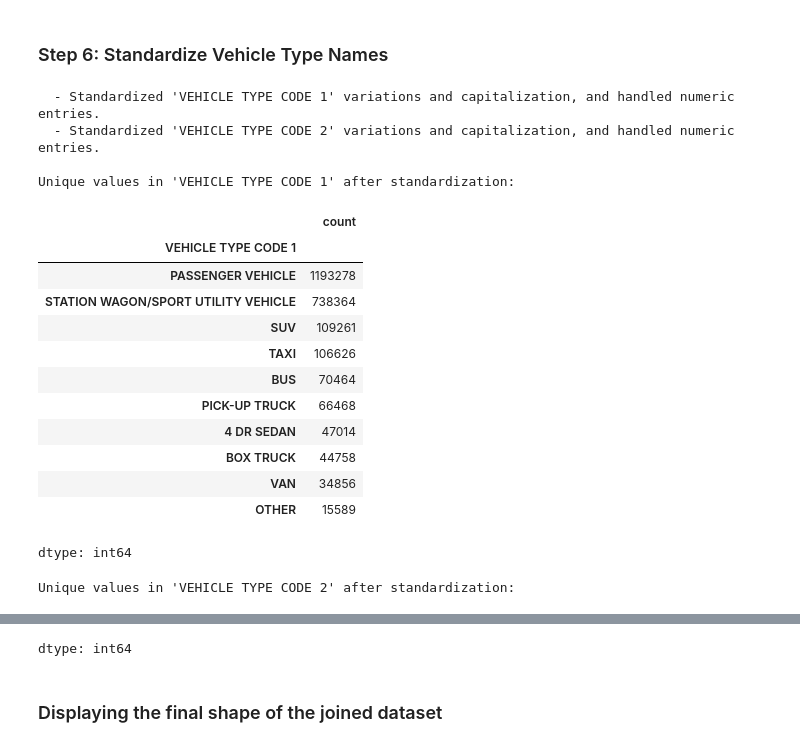
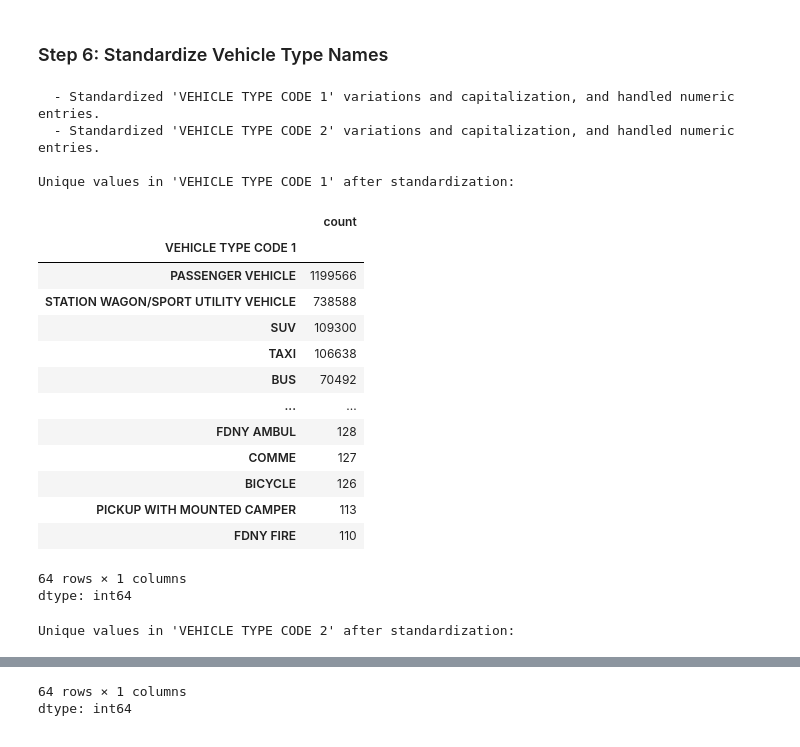
Before and after one commit to IbrahimDarwish/dataviz, a Jupyter notebook: Final_dataset_after_integration.ipynb, the cells around one changed output, grey strips where cells are left out. Cells and saved outputs as stored; diff of their text form; code cells hidden in the pictures.

Commit message:
optimization and vehicle type code updates

```diff
--- a/Final_dataset_after_integration.ipynb
+++ b/Final_dataset_after_integration.ipynb
@@ -601,8 +601,7 @@ for col in numeric_cols:
 # %% [markdown]
 ### Step 4: Dropping redundant columns
 # %%
-# Drop columns known to be redundant or low-quality
-columns_to_drop = ['UNIQUE_ID', 'PED_ROLE']
+columns_to_drop = ['UNIQUE_ID', 'PED_ROLE', 'ZIP CODE']
 
 df_joined = df_joined.drop(columns=[c for c in columns_to_drop if c in df_joined.columns])
 # %% [markdown]
@@ -744,8 +743,17 @@ def standardize_vehicle_type(df, column):
             'UHAL': 'UHAUL',
             'U-HAUL': 'UHAUL',
             'U HAUL TRU': 'UHAUL',
+            'U HAUL TRUCK': 'UHAUL',
+            'U HAUL TRUC': 'UHAUL',
             'U-HAUL MIN': 'UHAUL',
             'U-HAUL TRU': 'UHAUL',
+            'NYS A': 'AMBULANCE',
+            'NYS AMBULA': 'AMBULANCE',
+            'NYFD AMBUL': 'AMBULANCE',
+            'NYC AMBULA': 'AMBULANCE',
+            'NISSA': 'PASSENGER VEHICLE',
+            'NYC D': 'NYPD',
+            'NYCHA': 'NYPD',
             'UHUAL': 'UHAUL',
             'UNK': 'UNKNOWN',
             'UNKN': 'UNKNOWN',
@@ -770,45 +778,84 @@ def standardize_vehicle_type(df, column):
             'TK': 'TOW TRUCK',
             'TIR': 'TOW TRUCK',
             'TLC': 'TOW TRUCK',
+            'PK': 'PICKUP TRUCK',
+            'P-UP TRK': 'PICKUP TRUCK',
+            'CONCRET': 'CONCRETE MIXER',
+            'MIXER': 'CONCRETE MIXER',
+            'EXCAVATOR': 'CONSTRUCTION EQUIPMENT',
+            'BACKHOE': 'CONSTRUCTION EQUIPMENT',
+            'FORKLIFT': 'FORKLIFT',
+            'MOTOR SCOOTER': 'MOPED/SCOOTER',
+            'EBIKE': 'ELECTRIC BICYCLE',
+            'E SCOOTER': 'ELECTRIC SCOOTER',
+            'COMMERC': 'COMMERCIAL VEHICLE',
+            'COM VEH': 'COMMERCIAL VEHICLE',
+            'LUXURY': 'PASSENGER VEHICLE',
+            'ROADSTER': 'PASSENGER VEHICLE',
+            'COUPE': 'PASSENGER VEHICLE',
+            'SPORTS CAR': 'PASSENGER VEHICLE',
+            'WAGON': 'SUV',
+            'UTILITY V': 'UTILITY VEHICLE',
+            'DUMP TRUCK': 'DUMP TRUCK',
+            'TANKER': 'TANKER TRUCK',
+            'CEMENT MIXER': 'CONCRETE MIXER',
+            'GARBAGE': 'GARBAGE TRUCK',
+            'RECYCLING TRUCK': 'GARBAGE TRUCK',
+            'BUS SCHOOL': 'SCHOOL BUS',
+            'MINI BUS': 'BUS',
+            'PASSENGER': 'PASSENGER VEHICLE',
+            'PASSENGER V': 'PASSENGER VEHICLE',
+            'PASSENGER CAR': 'PASSENGER VEHICLE',
+            'SEMI': 'TRACTOR TRUCK',
+            'TRAC TRUCK': 'TRACTOR TRUCK',
+            'TRACTOR-TRL': 'TRACTOR TRUCK',
+            'FIRE VEHICLE': 'FIRE TRUCK',
+            'AMBULANCE/EMS': 'AMBULANCE',
+            'CONVERTIBLE': 'PASSENGER VEHICLE',
+            'PICK UP TRUCK': 'PICKUP TRUCK',
+            'FLATBED TRUCK': 'FLATBED TRUCK',
+            'VAN - CONVERTIBLE': 'VAN'
         }
 
         # Apply mapping
         df[column] = df[column].replace(type_mapping)
 
         # Replace purely numeric strings with 'UNKNOWN'
         df[column] = df[column].apply(lambda x: 'UNKNOWN' if isinstance(x, str) and x.isdigit() else x)
 
         print(f"  - Standardized '{column}' variations and capitalization, and handled numeric entries.")
 
     else:
         print(f"Column '{column}' not found in DataFrame.")
 
 # Apply standardization to both vehicle type columns
 standardize_vehicle_type(df_joined, 'VEHICLE TYPE CODE 1')
 standardize_vehicle_type(df_joined, 'VEHICLE TYPE CODE 2')
 
 print("\nUnique values in 'VEHICLE TYPE CODE 1' after standardization:")
-display(df_joined['VEHICLE TYPE CODE 1'].value_counts().head(10))
+display(df_joined['VEHICLE TYPE CODE 1'].value_counts().head(64))
 
 print("\nUnique values in 'VEHICLE TYPE CODE 2' after standardization:")
-display(df_joined['VEHICLE TYPE CODE 2'].value_counts().head(10))
+display(df_joined['VEHICLE TYPE CODE 2'].value_counts().head(64))
 # %% [output]
   - Standardized 'VEHICLE TYPE CODE 1' variations and capitalization, and handled numeric entries.
   - Standardized 'VEHICLE TYPE CODE 2' variations and capitalization, and handled numeric entries.
 
 Unique values in 'VEHICLE TYPE CODE 1' after standardization:
 |  | count |
 | VEHICLE TYPE CODE 1 |  |
-| PASSENGER VEHICLE | 1193278 |
-| STATION WAGON/SPORT UTILITY VEHICLE | 738364 |
-| SUV | 109261 |
-| TAXI | 106626 |
-| BUS | 70464 |
-| PICK-UP TRUCK | 66468 |
-| 4 DR SEDAN | 47014 |
-| BOX TRUCK | 44758 |
-| VAN | 34856 |
-| OTHER | 15589 |
+| PASSENGER VEHICLE | 1199566 |
+| STATION WAGON/SPORT UTILITY VEHICLE | 738588 |
+| SUV | 109300 |
+| TAXI | 106638 |
+| BUS | 70492 |
+| ... | ... |
+| FDNY AMBUL | 128 |
+| COMME | 127 |
+| BICYCLE | 126 |
+| PICKUP WITH MOUNTED CAMPER | 113 |
+| FDNY FIRE | 110 |
+64 rows × 1 columns
 dtype: int64
 Unique values in 'VEHICLE TYPE CODE 2' after standardization:
 |  | count |
@@ -826,3 +874,2 @@ Unique values in 'VEHICLE TYPE CODE 2' after standardization:
+64 rows × 1 columns
 dtype: int64
-# %% [markdown]
-### Displaying the final shape of the joined dataset
```
Also changed, not shown: parts of 21 cells of this notebook.
